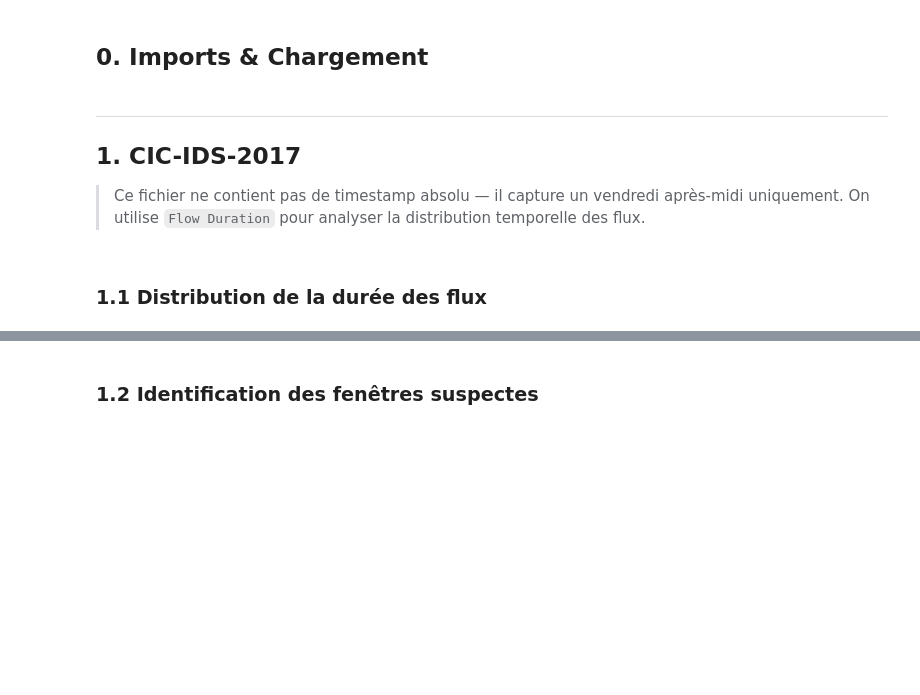
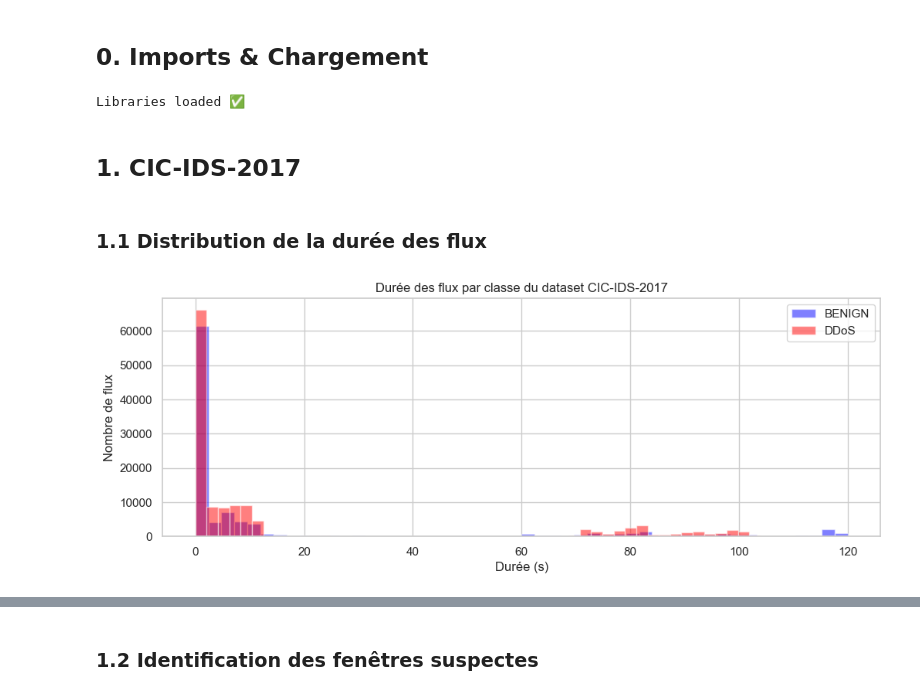
Before and after one commit to zinebzd/Stage, a Jupyter notebook: Semaine 2/EDA_part3.ipynb, the cells around one changed output, grey strips where cells are left out. Saved outputs shown, nothing was run; the diff lists cells and outputs as text; code cells hidden in the pictures; blank space fills up the shorter version.

```diff
--- a/Semaine 2/EDA_part3.ipynb
+++ b/Semaine 2/EDA_part3.ipynb
@@ -14,9 +9,6 @@ import pandas as pd
 import matplotlib.pyplot as plt
 import matplotlib.dates as mdates
 import seaborn as sns
-
-sns.set_theme(style='whitegrid')
-plt.rcParams['figure.figsize'] = (12, 4)
-
-print('Libraries loaded ✅')
+# %% [output]
+Libraries loaded ✅
 # %%
@@ -48,36 +34,17 @@ print('Datasets chargés ✅')
-# %% [markdown]
----
-## 1. CIC-IDS-2017
-
-> Ce fichier ne contient pas de timestamp absolu — il capture un vendredi après-midi uniquement. On utilise `Flow Duration` pour analyser la distribution temporelle des flux.
+# %% [markdown]
+
+## 1. CIC-IDS-2017
 # %% [markdown]
 ### 1.1 Distribution de la durée des flux
-# %%
-# Suppression de la valeur aberrante -1
-df_cic_clean = df_cic[df_cic['Flow Duration'] >= 0].copy()
-
-# Conversion en secondes
-df_cic_clean['Flow Duration (s)'] = df_cic_clean['Flow Duration'] / 1_000_000
-
-fig, axes = plt.subplots(1, 2, figsize=(14, 4))
-
-# Tous les flux
-df_cic_clean['Flow Duration (s)'].clip(upper=df_cic_clean['Flow Duration (s)'].quantile(0.99)).hist(
-    bins=50, ax=axes[0], color='steelblue', edgecolor='white'
-)
-axes[0].set_title('CICIDS2017 — Distribution durée des flux')
-axes[0].set_xlabel('Durée (secondes)')
-axes[0].set_ylabel('Nombre de flux')
-
-# Par classe
-for label, group in df_cic_clean.groupby('Label'):
-    group['Flow Duration (s)'].clip(upper=60).hist(
-        bins=50, ax=axes[1], alpha=0.6, label=label, edgecolor='white'
-    )
-axes[1].set_title('CICIDS2017 — Durée des flux par classe')
-axes[1].set_xlabel('Durée (secondes)')
-axes[1].set_ylabel('Nombre de flux')
-axes[1].legend()
-
-plt.tight_layout()
-plt.show()
+# %%
+df_cicids_clean = df_cicids[df_cicids[' Flow Duration'] >= 0].copy() # enlever les valeurs aberrantes (-1)
+df_cicids_clean[' Flow Duration (s)'] = df_cicids_clean[' Flow Duration'] / 1_000_000 # convertir ms en s
+for label, group in df_cicids_clean.groupby(' Label'):
+   group[' Flow Duration (s)'].hist(bins=50, alpha=0.5, label=label, color='red' if label == 'DDoS' else 'blue')
+plt.title('Durée des flux par classe du dataset CIC-IDS-2017')
+plt.xlabel('Durée (s)')
+plt.ylabel('Nombre de flux')
+plt.legend()
+plt.show()
+# %% [output]
+[figure, added]
```
Also changed, not shown: parts of 60 cells of this notebook, 1 other file.
